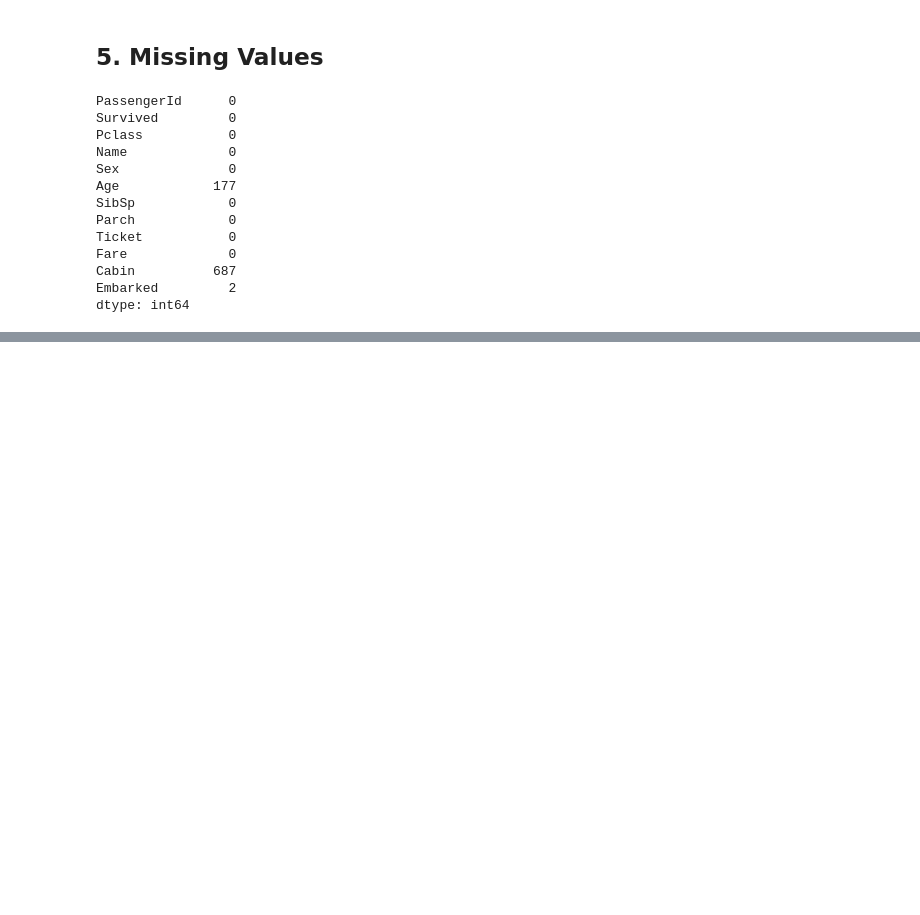
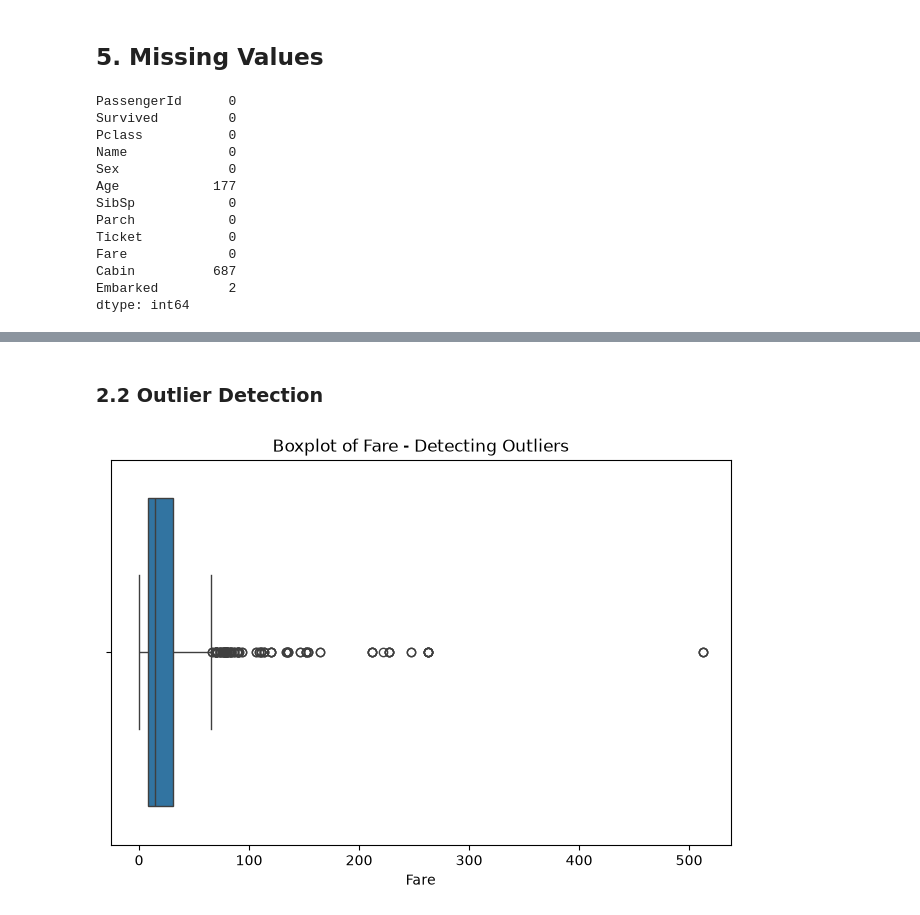
Before and after one commit to ProNomanRizvi/neurofive-ml-track, a Jupyter notebook: notebook.ipynb, the cells around one changed output, grey strips where cells are left out. Drawn from its saved outputs; the diff is of its cells as text; code cells hidden in the pictures; blank space fills up the shorter version.

Commit message:
Task 2: Data cleaning (missing values), outlier detection, and 4 visualizations (histogram, boxplot, bar chart, heatmap)

```diff
--- a/notebook.ipynb
+++ b/notebook.ipynb
@@ -119,0 +112,13 @@ The **Cabin** column is missing ~77% of its values, making it unreliable to use
+# %%
+# Fill Age with median value
+df['Age'] = df['Age'].fillna(df['Age'].median())
+
+# Fill Embarked with the most common value (mode)
+df['Embarked'] = df['Embarked'].fillna(df['Embarked'].mode()[0])
+
+# Cabin has ~77% missing — instead of filling, create a new feature
+df['Has_Cabin'] = df['Cabin'].notnull().astype(int)
+df = df.drop('Cabin', axis=1)
+
+# Verify no missing values remain (except Cabin which we dropped)
+df.isnull().sum()
@@ -119,0 +145,9 @@ The **Cabin** column is missing ~77% of its values, making it unreliable to use
+# %% [markdown]
+### 2.2 Outlier Detection
+# %%
+plt.figure(figsize=(8, 5))
+sns.boxplot(x=df['Fare'])
+plt.title('Boxplot of Fare - Detecting Outliers')
+plt.show()
+# %% [output]
+[figure, added]
```
Also changed, not shown: parts of 14 cells of this notebook.
